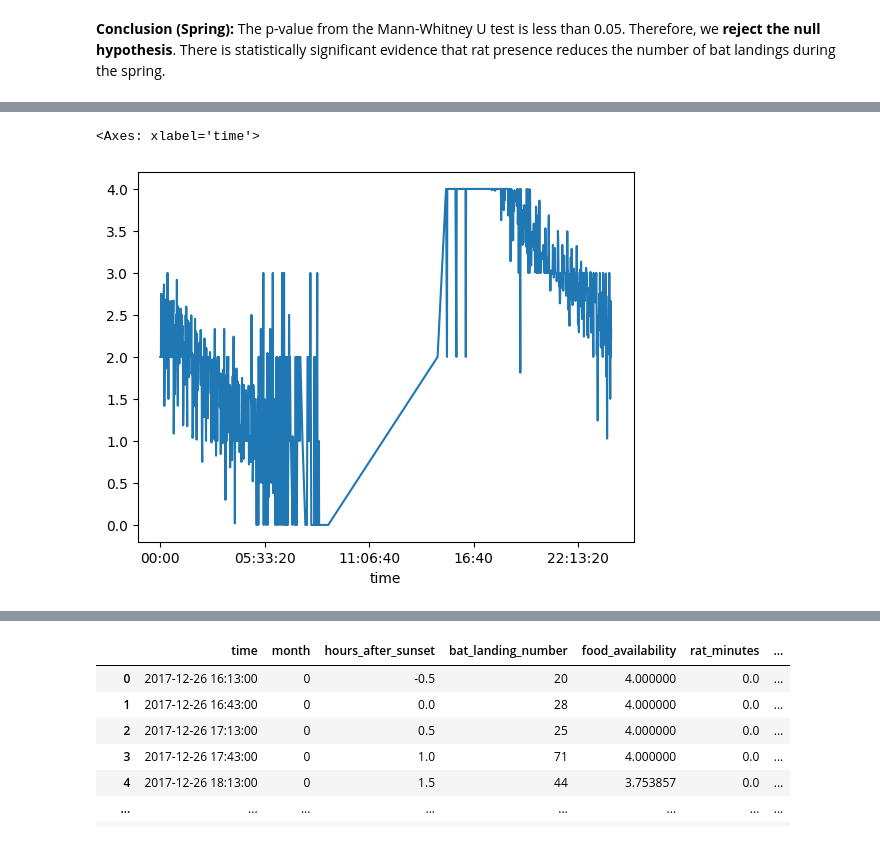
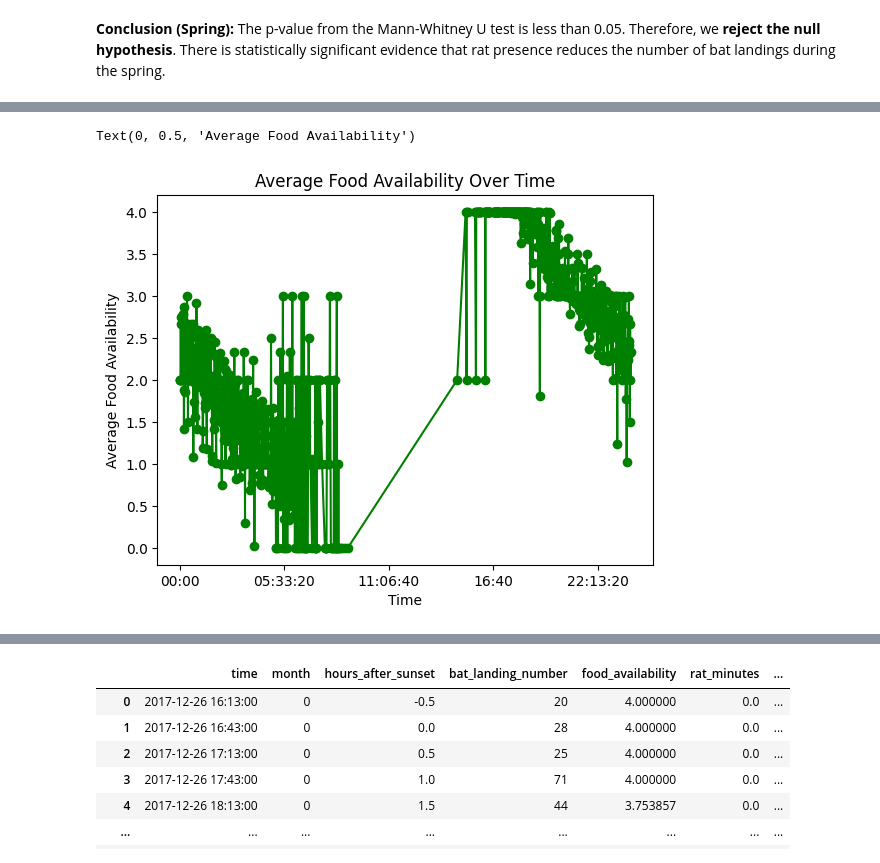
Before and after one commit to amrit-niure/batvsrat_investigation_A_and_B, a Jupyter notebook: investigation-b.ipynb, the cells around one changed output, grey strips where cells are left out. Saved outputs shown, nothing was run; the diff lists cells and outputs as text; code cells hidden in the pictures.

```diff
--- a/investigation-b.ipynb
+++ b/investigation-b.ipynb
@@ -711,8 +751,13 @@ df2.groupby(df2['time'].dt.time)['rat_present'].mean().plot()
 # %%
-df2.groupby(df2['time'].dt.time)['food_availability'].mean().plot()
+grouped = df2.groupby(df2['time'].dt.time)['food_availability'].mean()
+ax = grouped.plot(marker='o', color='green')
+
+ax.set_title('Average Food Availability Over Time')
+ax.set_xlabel('Time')
+ax.set_ylabel('Average Food Availability')
 # %% [output]
-<Axes: xlabel='time'>
+Text(0, 0.5, 'Average Food Availability')
-[figure, old version]
+[figure, new version]
 # %%
 df2.corr(numeric_only=True)
 # %% [output]
```
Also changed, not shown: parts of 27 cells of this notebook.
